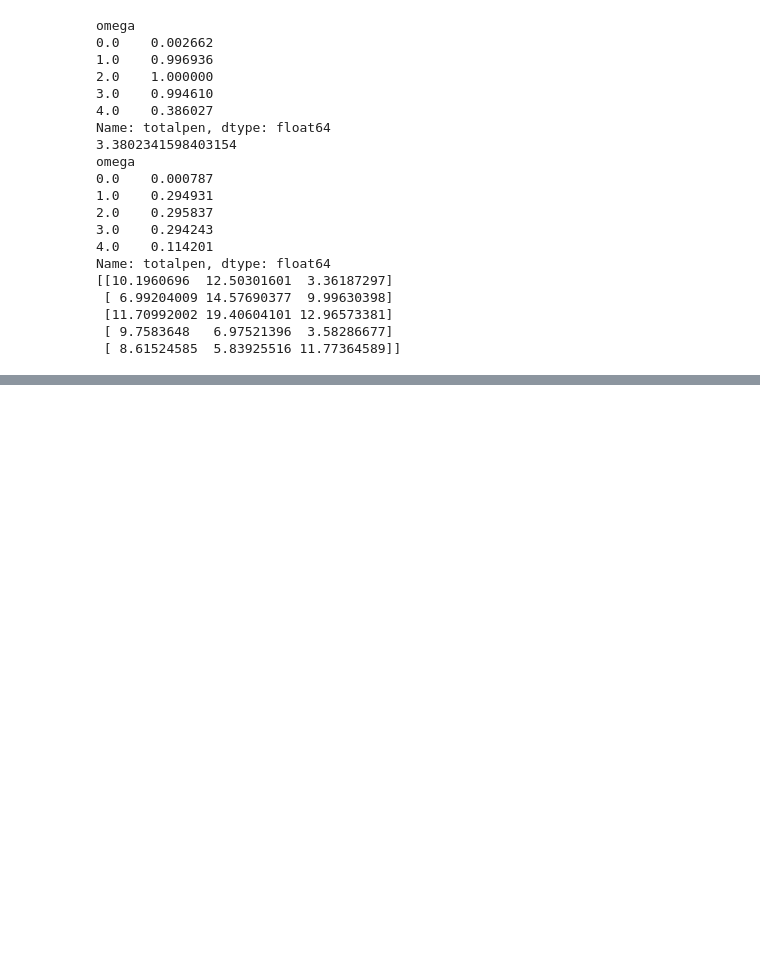
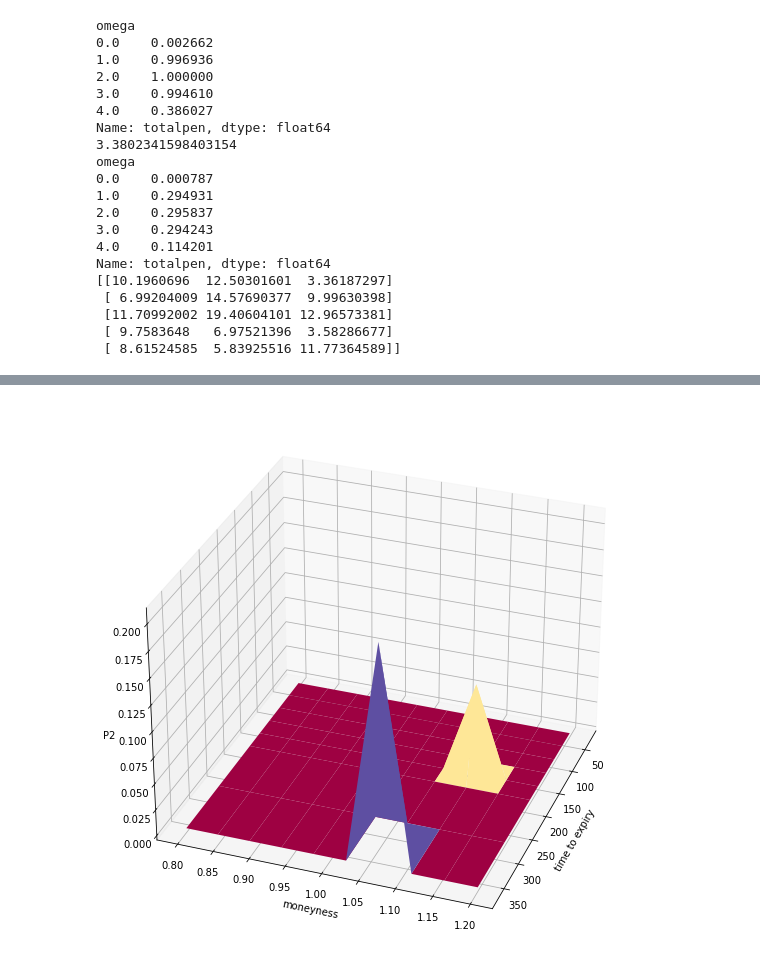
Before and after one commit to DavidMal101/Topics-in-Quant-Finance, a Jupyter notebook: Topics in Quant Finance.ipynb, the cells around one changed output, grey strips where cells are left out. Cells and saved outputs as stored; diff of their text form; code cells hidden in the pictures; blank space fills up the shorter version.

```diff
--- a/Topics in Quant Finance.ipynb
+++ b/Topics in Quant Finance.ipynb
@@ -1010,0 +1200,14 @@ Epoch 20/20
+# %%
+m_grid=np.linspace(0.8,1.2,10)
+tt,mm=np.meshgrid(t_grid,m_grid)
+#volatility indexed by moneyess and days to expiry
+fig=plt.figure(figsize=(10,10))
+ax=fig.add_subplot(111,projection='3d')
+ax.plot_surface(tt,mm,p2(fake_vol,matrix=True).to_numpy(),cmap='Spectral')
+ax.set_ylabel('moneyness')
+ax.set_xlabel('time to expiry')
+ax.set_zlabel('P2')
+ax.view_init(azim=20)
+plt.show()
+# %% [output]
+[figure, added]
```
Also changed, not shown: parts of 51 cells of this notebook.
